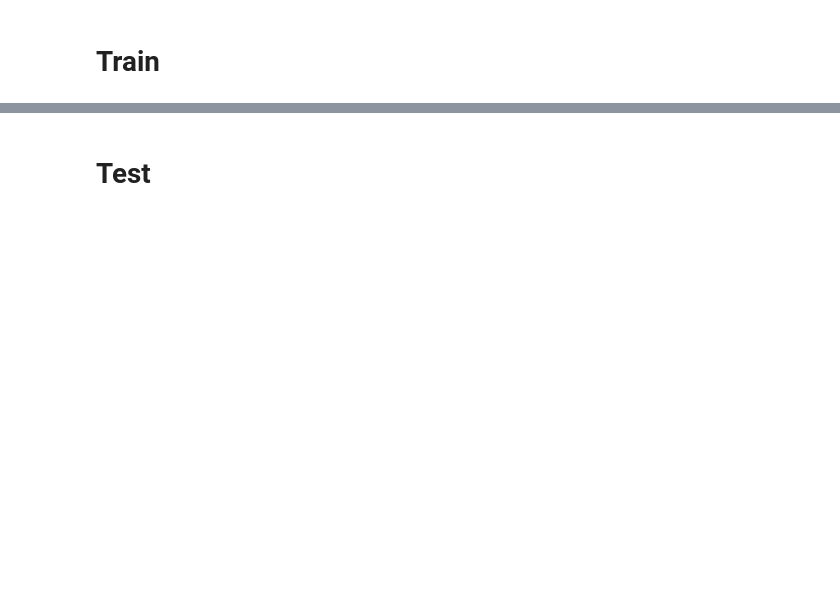
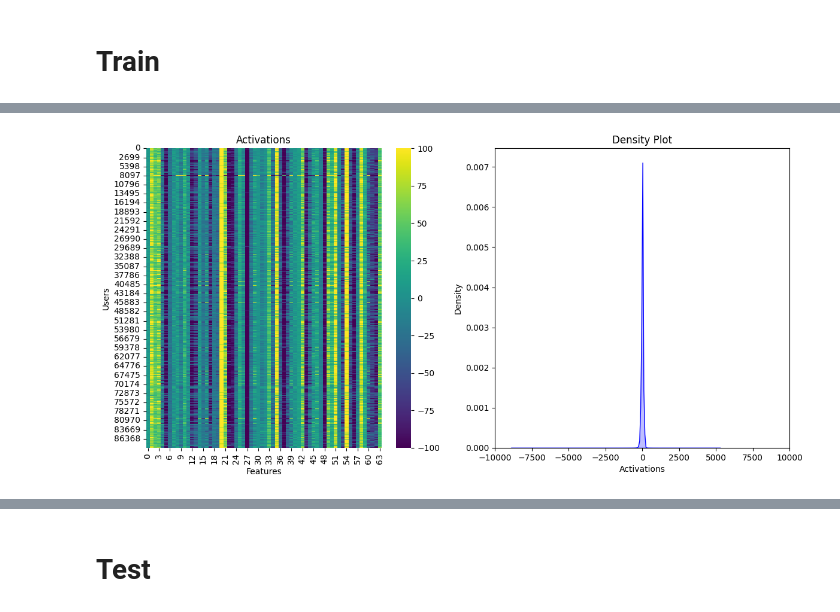
Before and after one commit to vjk9000/GNN_recommender_system, a Jupyter notebook: 03_00_exp_1.ipynb, the cells around one changed output, grey strips where cells are left out. Saved outputs shown, nothing was run; the diff lists cells and outputs as text; code cells hidden in the pictures; blank space fills up the shorter version.

```diff
--- a/03_00_exp_1.ipynb
+++ b/03_00_exp_1.ipynb
@@ -162,0 +210,6 @@ plot_train_val_loss(train_loss, test_loss)
+# %%
+# Visualize activations of product_feature_transform activation output
+activations_of_interest = activations[model.product_feature_transform].cpu().numpy()
+plot_activation_heatmap_and_density(activations_of_interest)
+# %% [output]
+[figure, added]
```
Also changed, not shown: parts of 23 cells of this notebook, 1 other file.
